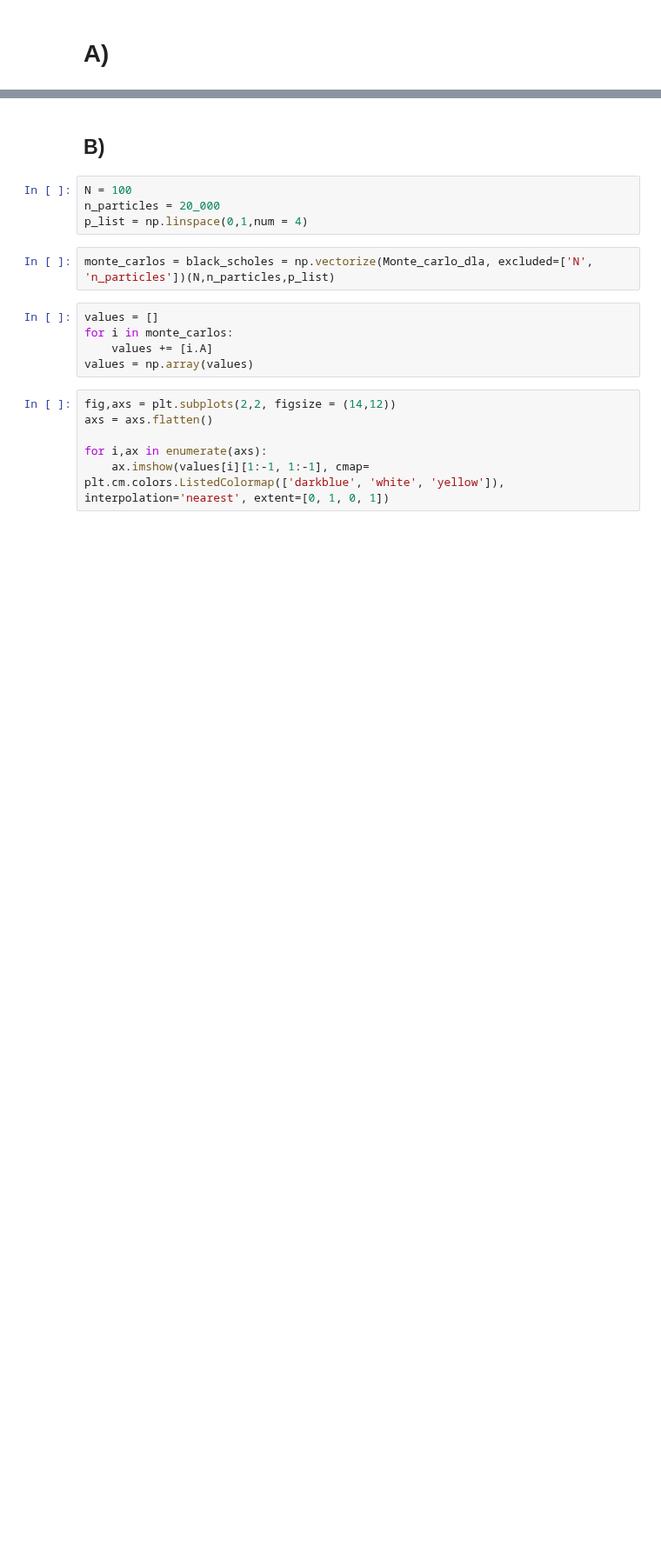
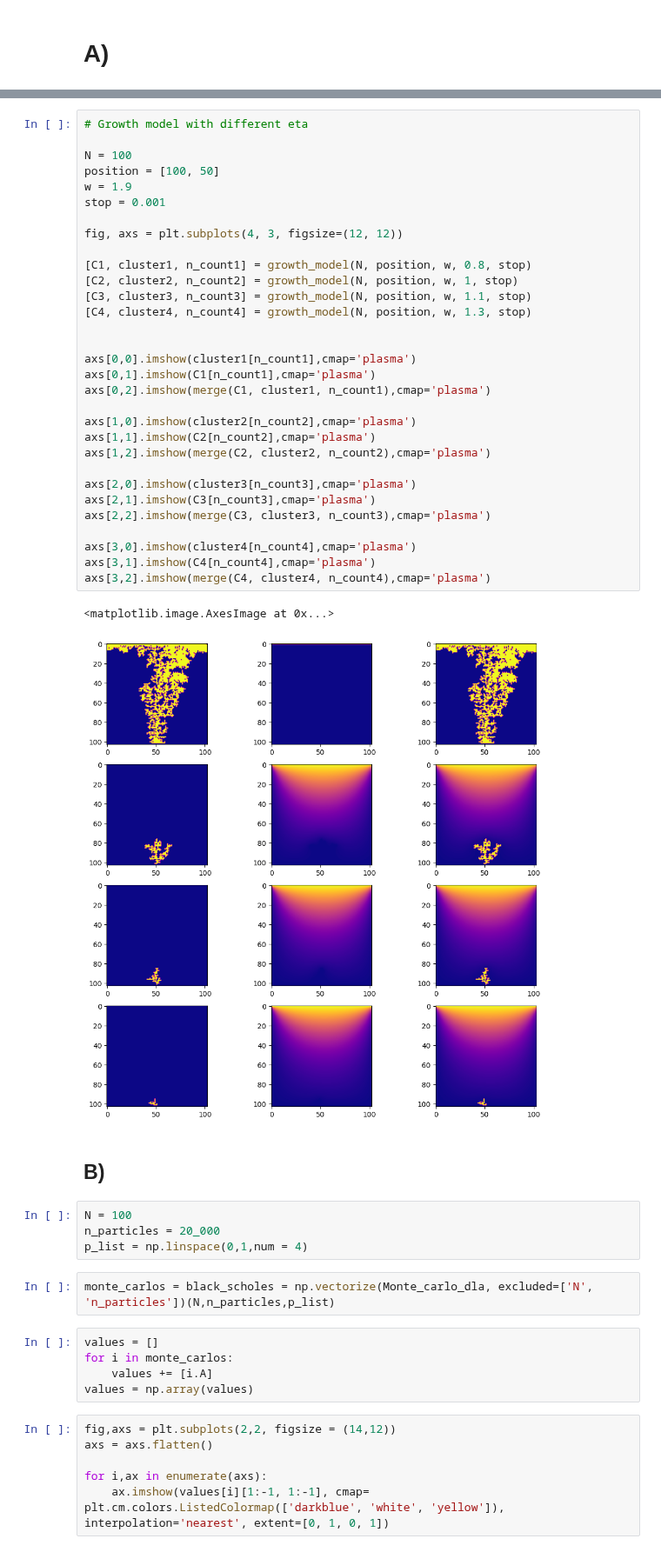
Before and after one commit to JuanSandalinas/Scientific-Computing, a Jupyter notebook: Set 2/Questions_Set_2.ipynb, the cells around one changed output, grey strips where cells are left out. Shown at 87% size. Saved outputs shown, nothing was run; the diff lists cells and outputs as text; blank space fills up the shorter version.

```diff
--- a/Set 2/Questions_Set_2.ipynb
+++ b/Set 2/Questions_Set_2.ipynb
@@ -26,3 +52,37 @@ for i in range(len(eta)):
+# %%
+# Growth model with different eta
+
+N = 100
+position = [100, 50]
+w = 1.9
+stop = 0.001
+
+fig, axs = plt.subplots(4, 3, figsize=(12, 12))
+
+[C1, cluster1, n_count1] = growth_model(N, position, w, 0.8, stop)
+[C2, cluster2, n_count2] = growth_model(N, position, w, 1, stop)
+[C3, cluster3, n_count3] = growth_model(N, position, w, 1.1, stop)
+[C4, cluster4, n_count4] = growth_model(N, position, w, 1.3, stop)
+
+
+axs[0,0].imshow(cluster1[n_count1],cmap='plasma')
+axs[0,1].imshow(C1[n_count1],cmap='plasma')
+axs[0,2].imshow(merge(C1, cluster1, n_count1),cmap='plasma')
+
+axs[1,0].imshow(cluster2[n_count2],cmap='plasma')
+axs[1,1].imshow(C2[n_count2],cmap='plasma')
+axs[1,2].imshow(merge(C2, cluster2, n_count2),cmap='plasma')
+
+axs[2,0].imshow(cluster3[n_count3],cmap='plasma')
+axs[2,1].imshow(C3[n_count3],cmap='plasma')
+axs[2,2].imshow(merge(C3, cluster3, n_count3),cmap='plasma')
+
+axs[3,0].imshow(cluster4[n_count4],cmap='plasma')
+axs[3,1].imshow(C4[n_count4],cmap='plasma')
+axs[3,2].imshow(merge(C4, cluster4, n_count4),cmap='plasma')
+# %% [output]
+<matplotlib.image.AxesImage at 0x...>
+[figure, added]
 # %% [markdown]
 ## B)
 # %%
```
Also changed, not shown: parts of 3 cells of this notebook, 1 other file.
